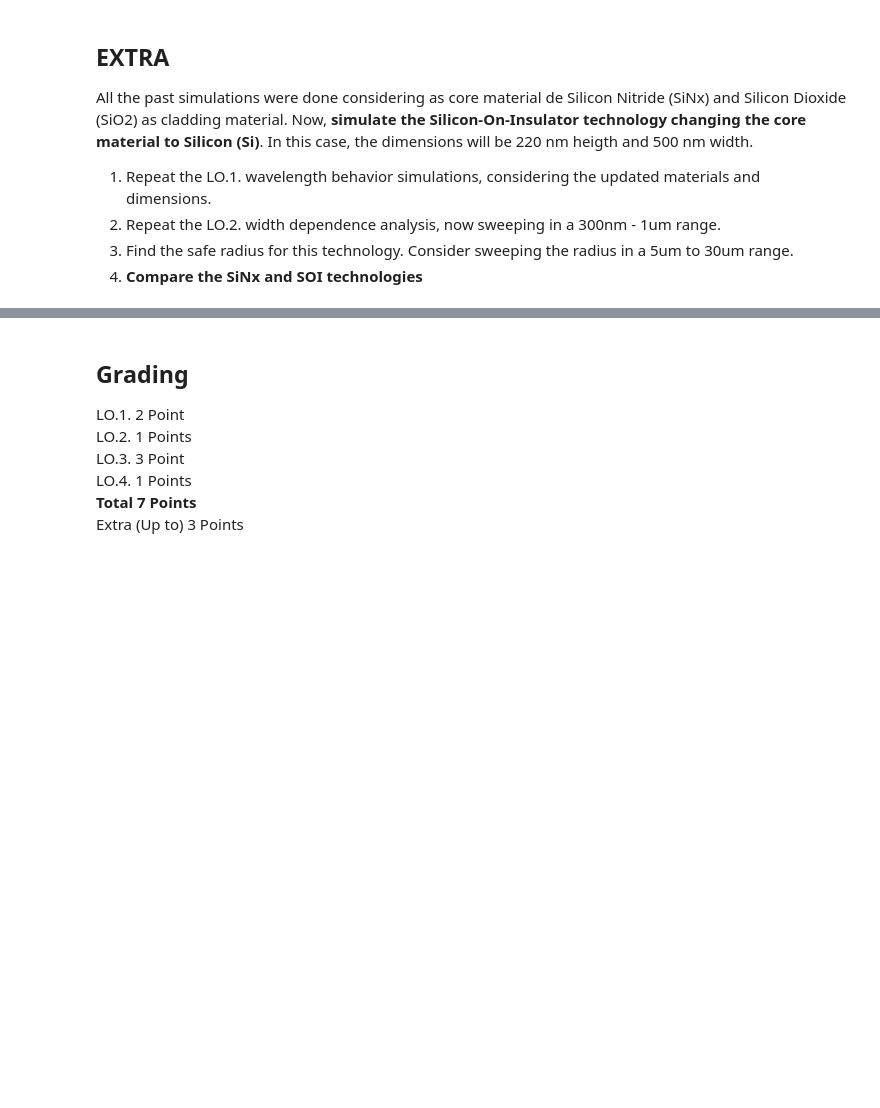
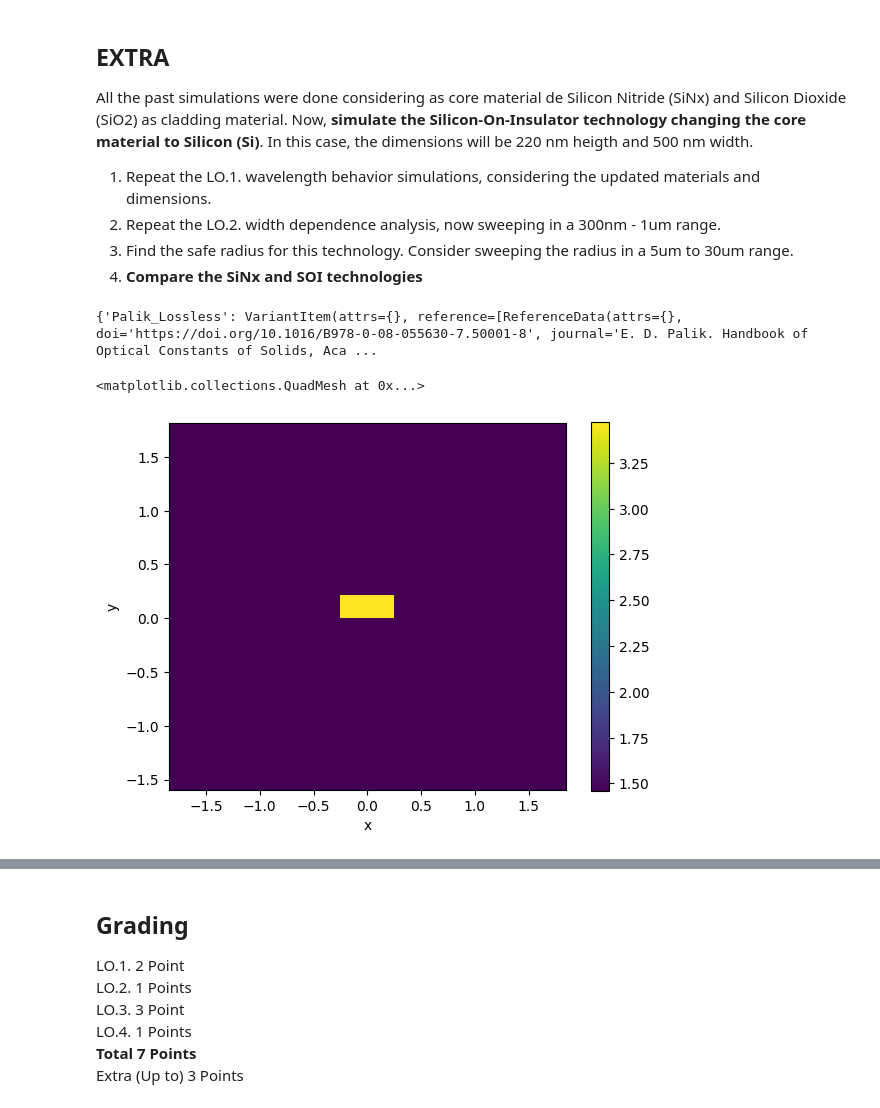
Before and after one commit to sergiipla834/pic-upv-lab1, a Jupyter notebook: WAVEGUIDES_Student.ipynb, the cells around one changed output, grey strips where cells are left out. Saved outputs shown, nothing was run; the diff lists cells and outputs as text; code cells hidden in the pictures; blank space fills up the shorter version.

```diff
--- a/WAVEGUIDES_Student.ipynb
+++ b/WAVEGUIDES_Student.ipynb
@@ -459,3 +509,8 @@ All the past simulations were done considering as core material de Silicon Nitri
 2. Repeat the LO.2. width dependence analysis, now sweeping in a 300nm - 1um range.
 3. Find the safe radius for this technology. Consider sweeping the radius in a 5um to 30um range.
 4. **Compare the SiNx and SOI technologies**
+# %%
+csi_item = td.material_library["cSi"]
+print(csi_item.variants)
+# %% [output]
+{'Palik_Lossless': VariantItem(attrs={}, reference=[ReferenceData(attrs={}, doi='https://doi.org/10.1016/B978-0-08-055630-7.50001-8', journal='E. D. Palik. Handbook of Optical Constants of Solids, Aca ...
@@ -461,0 +522,24 @@ All the past simulations were done considering as core material de Silicon Nitri
+# %%
+# LEARNING OUTCOME 0.1
+
+deep_waveguide = gt.modes.Waveguide(
+    # Geometrical Parameters
+    core_width=500*nm, # Waveguide width
+    core_thickness=220 * nm, # Waveguide height
+    slab_thickness=0 * nm, # For shallow waveguides - Set to 0 if its a deep-etched waveguide.
+    # Materials
+    core_material='si', #  Material of the waveguide
+    clad_material='sio2', # Surrounding material
+    # Modesolver Parameters
+    wavelength=1550 * nm, # Wavelength to simulate
+    num_modes=4, # Targeted number of modes to find
+    max_grid_scaling=1.5, # Parameters of the grid
+    grid_resolution=20, # Parameters of the grid
+    cache_path='.cache/', # Important! In order to save simulation time, set your cache Path!
+    precision='double',
+)
+
+deep_waveguide.plot_index()
+# %% [output]
+<matplotlib.collections.QuadMesh at 0x...>
+[figure, added]
```
Also changed, not shown: parts of 5 cells of this notebook.
